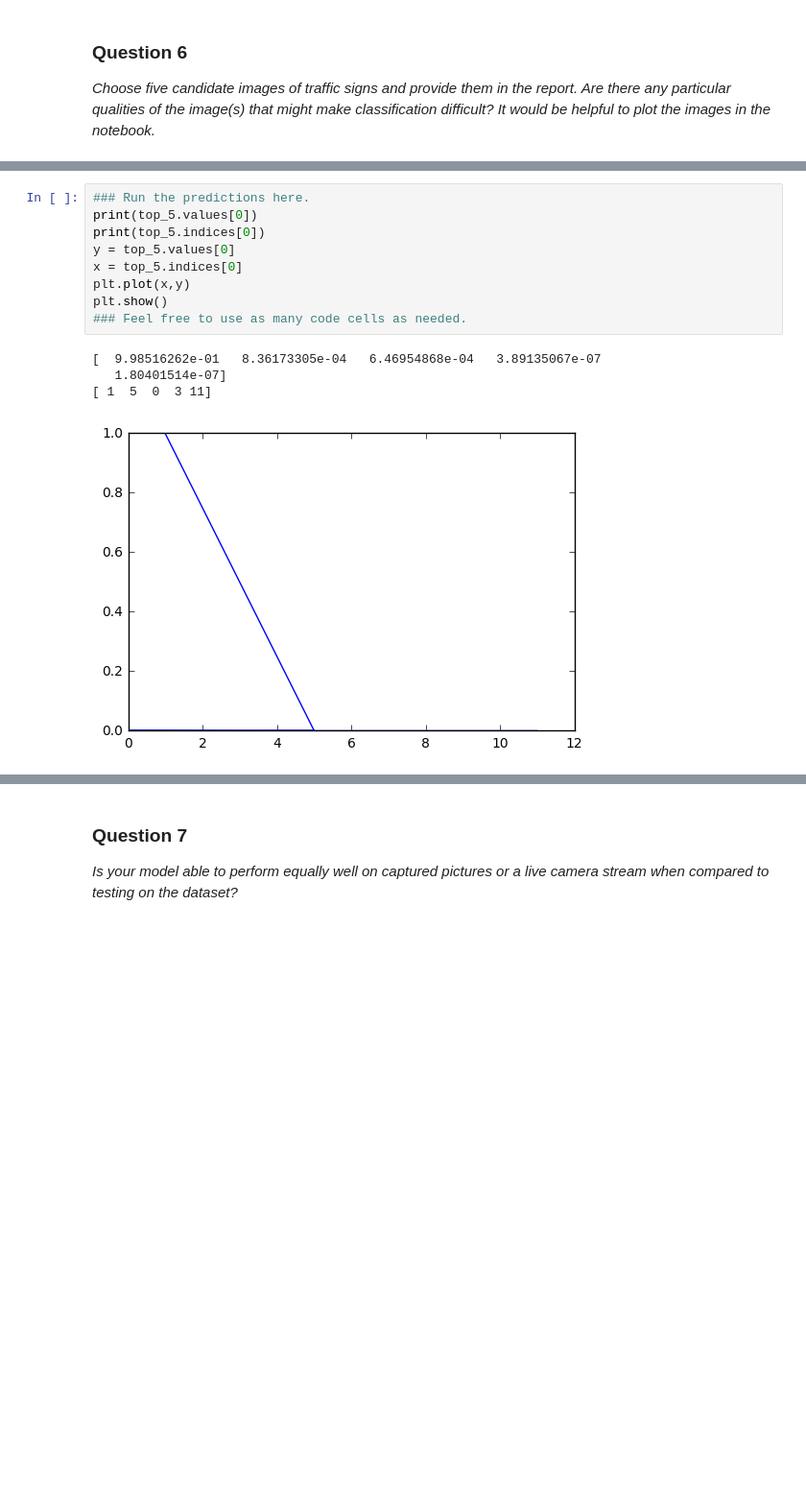
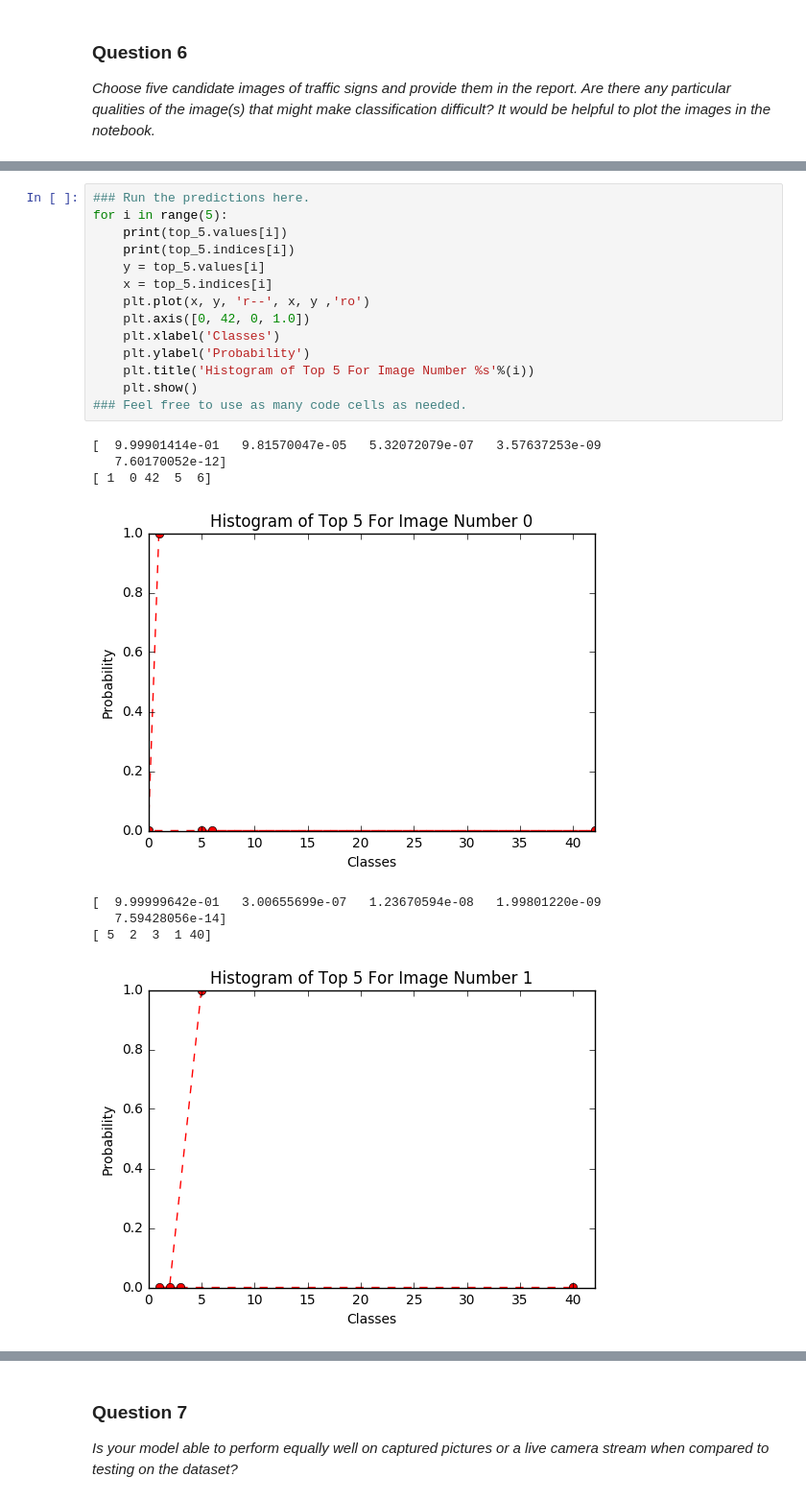
Before and after one commit to ajitmotra/Traffic_Signs_Recognition, a Jupyter notebook: Traffic_Signs_Recognition.ipynb, the cells around one changed output, grey strips where cells are left out. Shown at 96% size. Drawn from its saved outputs; the diff is of its cells as text; blank space fills up the shorter version.

```diff
--- a/Traffic_Signs_Recognition.ipynb
+++ b/Traffic_Signs_Recognition.ipynb
@@ -1010,14 +1004,23 @@ I have mis classification in case of speed limit. All these images have a circle
 # %%
 ### Run the predictions here.
-print(top_5.values[0])
-print(top_5.indices[0])
-y = top_5.values[0]
-x = top_5.indices[0]
-plt.plot(x,y)
-plt.show()
+for i in range(5):
+    print(top_5.values[i])
+    print(top_5.indices[i])
+    y = top_5.values[i]
+    x = top_5.indices[i]
+    plt.plot(x, y, 'r--', x, y ,'ro')
+    plt.axis([0, 42, 0, 1.0])
+    plt.xlabel('Classes')
+    plt.ylabel('Probability')
+    plt.title('Histogram of Top 5 For Image Number %s'%(i))
+    plt.show()
 ### Feel free to use as many code cells as needed.
 # %% [output]
-[  9.98516262e-01   8.36173305e-04   6.46954868e-04   3.89135067e-07
-   1.80401514e-07]
-[ 1  5  0  3 11]
+[  9.99901414e-01   9.81570047e-05   5.32072079e-07   3.57637253e-09
+   7.60170052e-12]
+[ 1  0 42  5  6]
-[figure, old version]
+[figure, new version]
+[  9.99999642e-01   3.00655699e-07   1.23670594e-08   1.99801220e-09
+   7.59428056e-14]
+[ 5  2  3  1 40]
+[figure, added]
```
Also changed, not shown: parts of 22 cells of this notebook.
